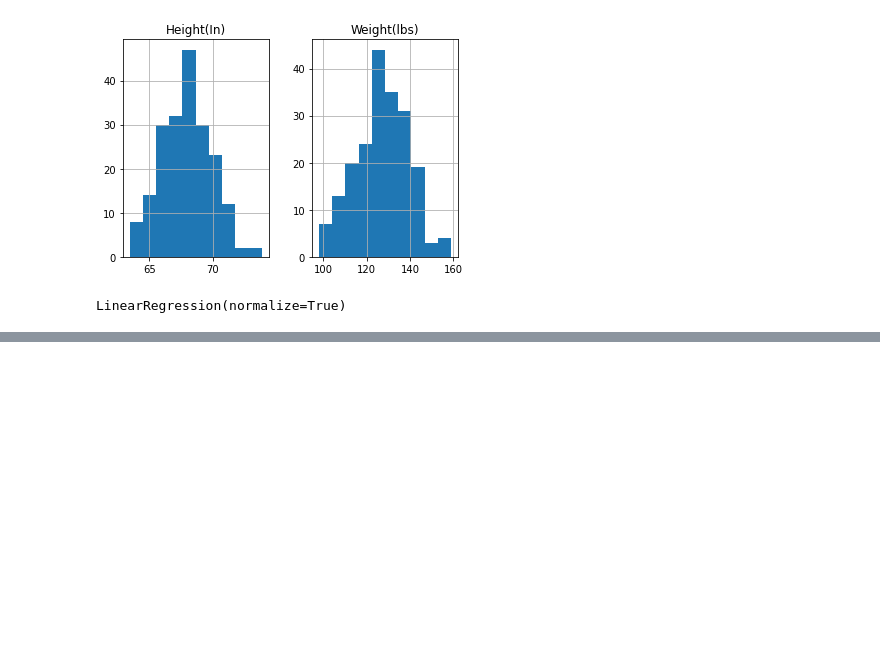
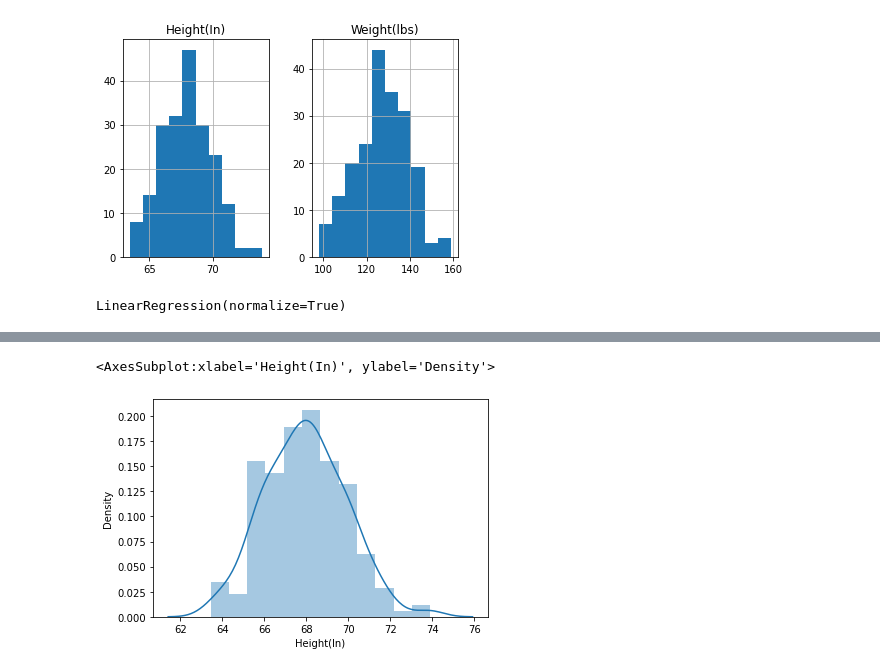
Before and after one commit to jhonsnow456/ML-Algorithms, a Jupyter notebook: Linear Regression/LinearRegression.ipynb, the cells around one changed output, grey strips where cells are left out. Cells and saved outputs as stored; diff of their text form; code cells hidden in the pictures; blank space fills up the shorter version.

Commit message:
some more graphical analysis over dataset

```diff
--- a/Linear Regression/LinearRegression.ipynb
+++ b/Linear Regression/LinearRegression.ipynb
@@ -236,0 +246,5 @@ cmp.tail().plot.bar(figsize=(10, 6))
+# %%
+sns.distplot(df['Height(In)'])
+# %% [output]
+<AxesSubplot:xlabel='Height(In)', ylabel='Density'>
+[figure, added]
```
Also changed, not shown: parts of 12 cells of this notebook.
